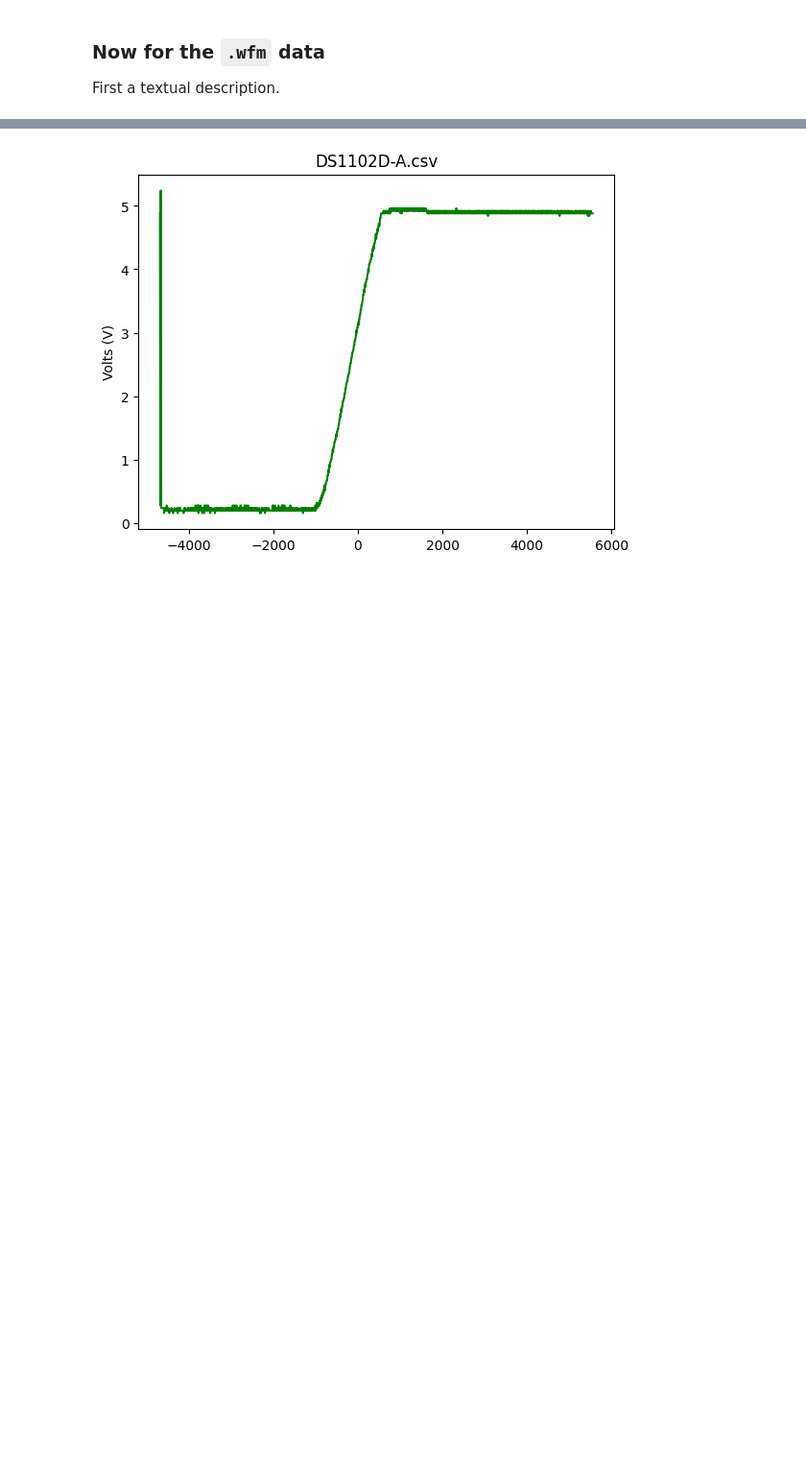
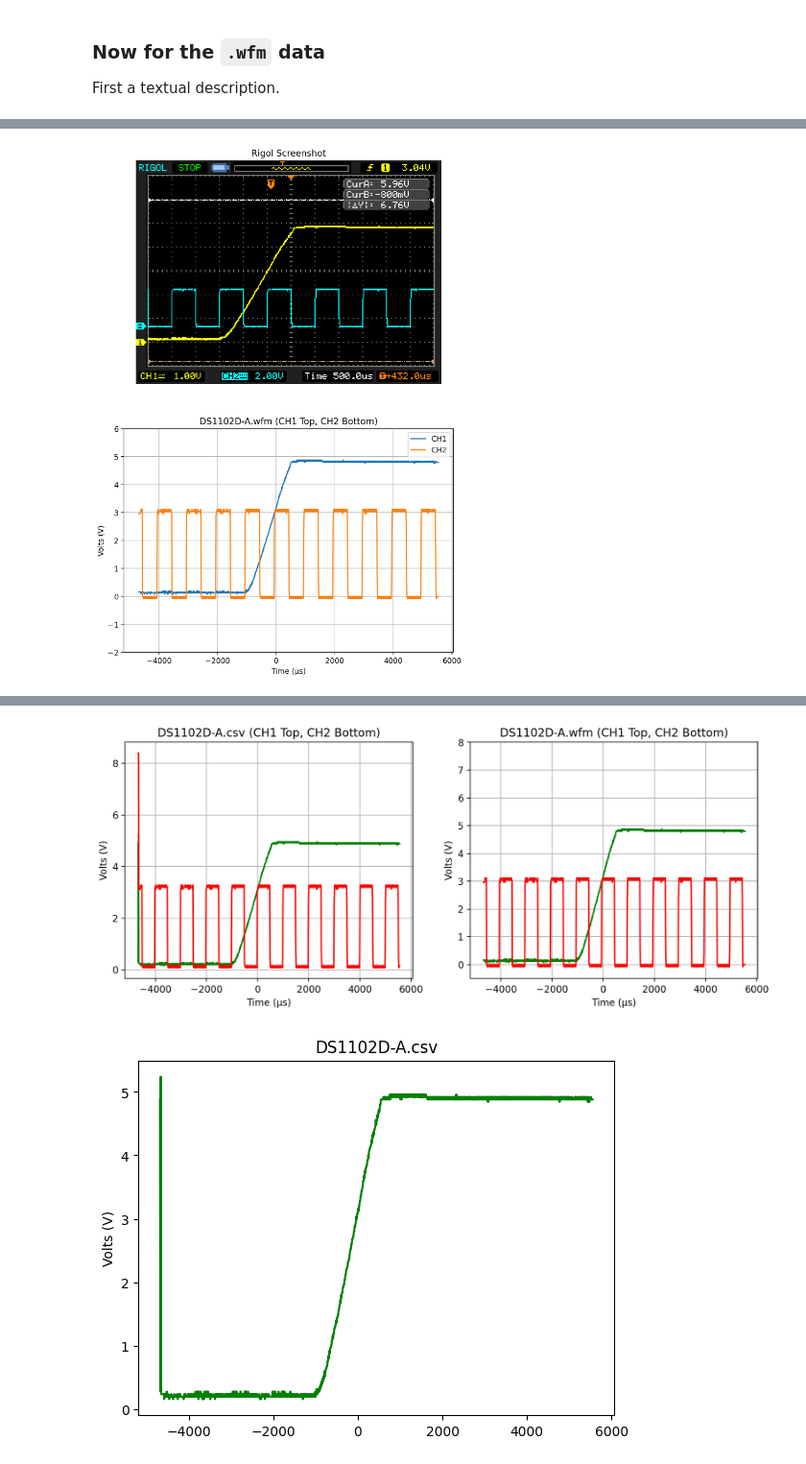
Before and after one commit to scottprahl/RigolWFM, a Jupyter notebook: docs/1-DS1102D-Waveforms.ipynb, the cells around one changed output, grey strips where cells are left out. Shown at 96% size. Cells and saved outputs as stored; diff of their text form; code cells hidden in the pictures; blank space fills up the shorter version.

```diff
--- a/docs/1-DS1102D-Waveforms.ipynb
+++ b/docs/1-DS1102D-Waveforms.ipynb
@@ -92,0 +86,9 @@ Let's look at what the accompanying `.csv` data looks like.
+# %%
+side_by_png("DS1102D-A", ch=[1,2], offset=[0,0])
+plt.ylim(-2,6)
+plt.show()
+
+side_by_csv("DS1102D-A", ch2_offset=0)
+plt.ylim(-0.5,8)
+plt.show()
+# %% [output]
@@ -92,0 +96 @@ Let's look at what the accompanying `.csv` data looks like.
+[figure, added]
@@ -93 +98,2 @@ Let's look at what the accompanying `.csv` data looks like.
+[figure, added]
 # %%
```
Also changed, not shown: parts of 12 cells of this notebook, 45 other files.
